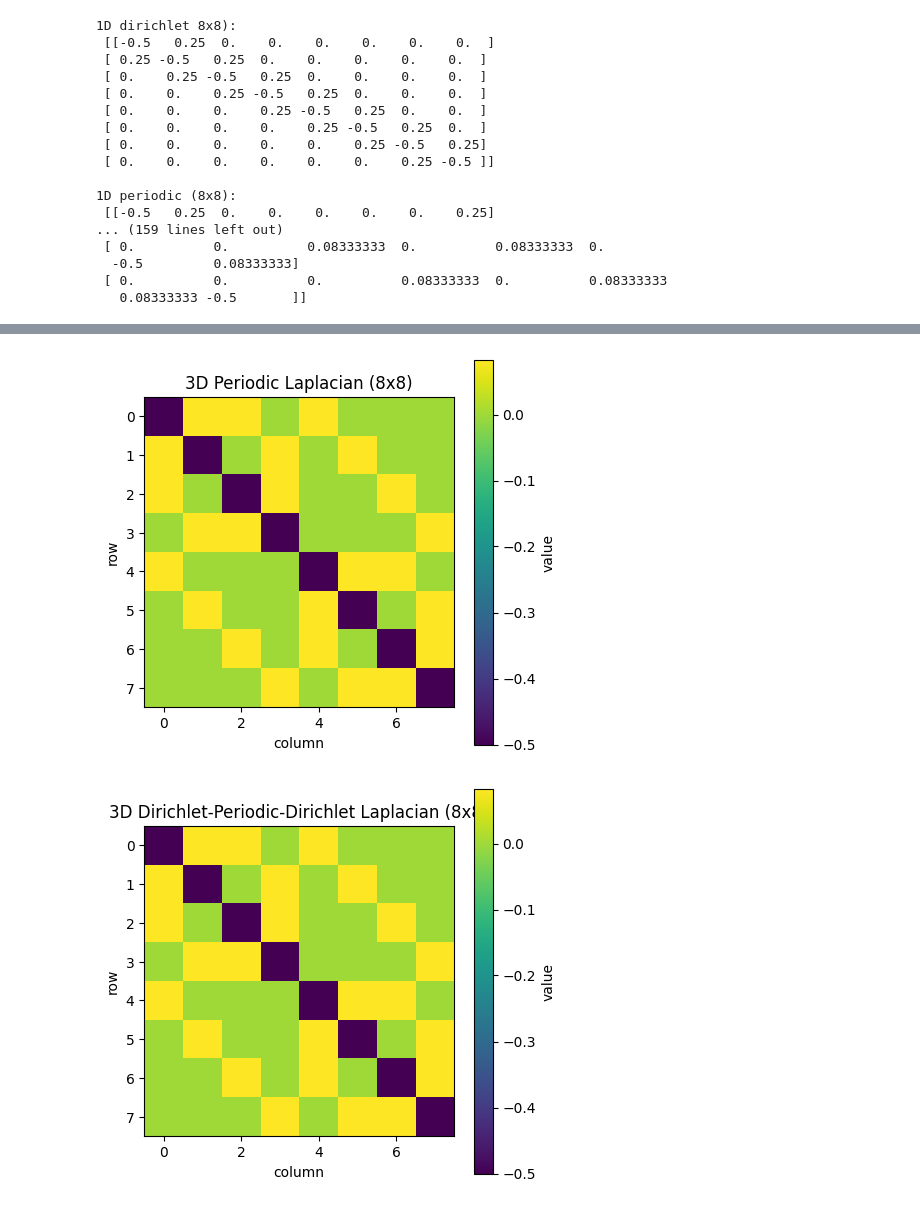
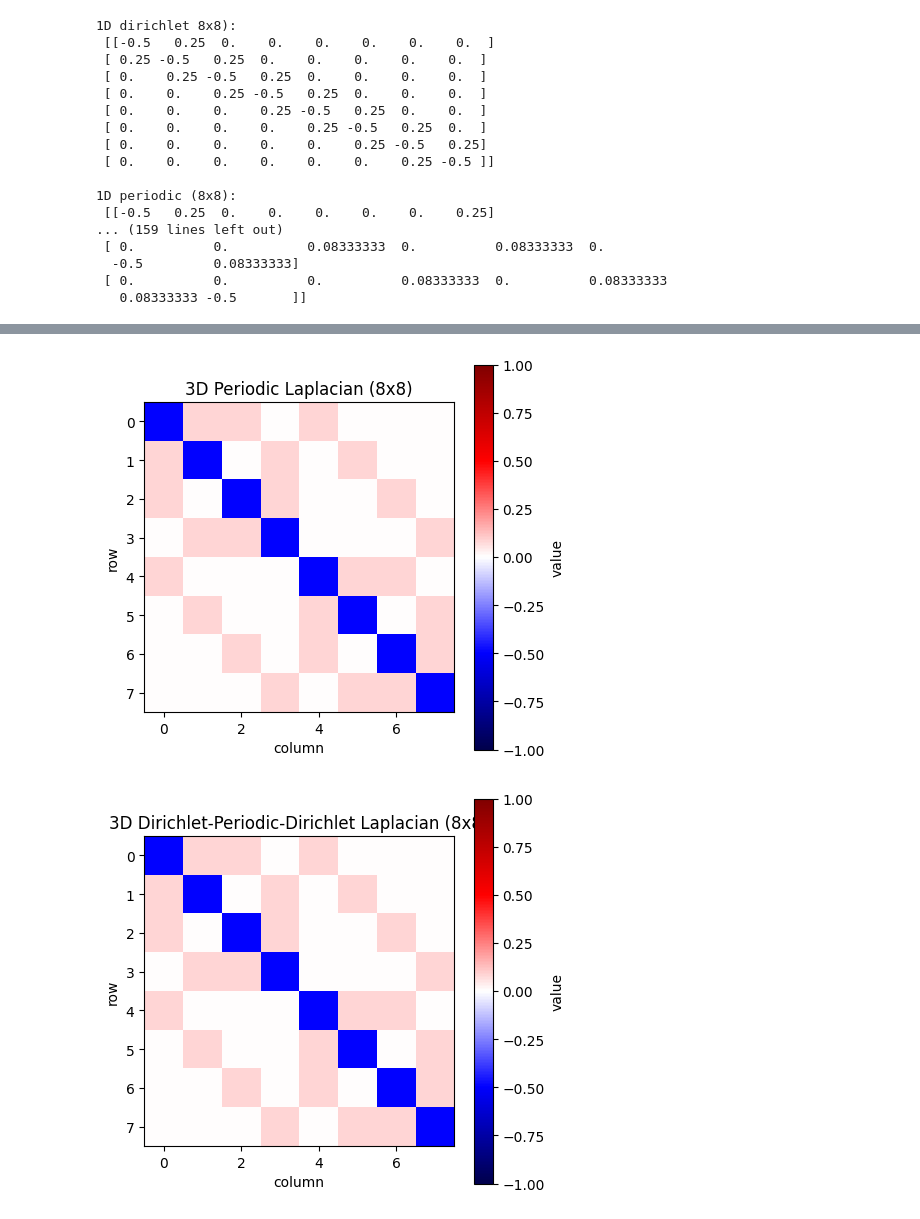
Before and after one commit to TDC28/laplacian_beqc, a Jupyter notebook: laplacian_structures.ipynb, the cells around one changed output, grey strips where cells are left out. Cells and saved outputs as stored; diff of their text form; code cells hidden in the pictures.

```diff
--- a/laplacian_structures.ipynb
+++ b/laplacian_structures.ipynb
@@ -143,7 +143,7 @@ def plot_heat_map(A, figsize=(5, 5), title="Matrix heatmap"):
         M = A.toarray()
     else:
         M = np.asarray(A)
-    plt.imshow(M, cmap="viridis", interpolation="nearest")
+    plt.imshow(M, cmap="seismic", interpolation="nearest", vmin=-1, vmax=1)
     plt.colorbar(label="value")
     plt.title(title)
     plt.xlabel("column")
@@ -223,2 +223,2 @@ if __name__ == "__main__":
-[figure, old version]
+[figure, new version]
-[figure, old version]
+[figure, new version]
```
Also changed, not shown: parts of 1 cell of this notebook, 5 other files.
